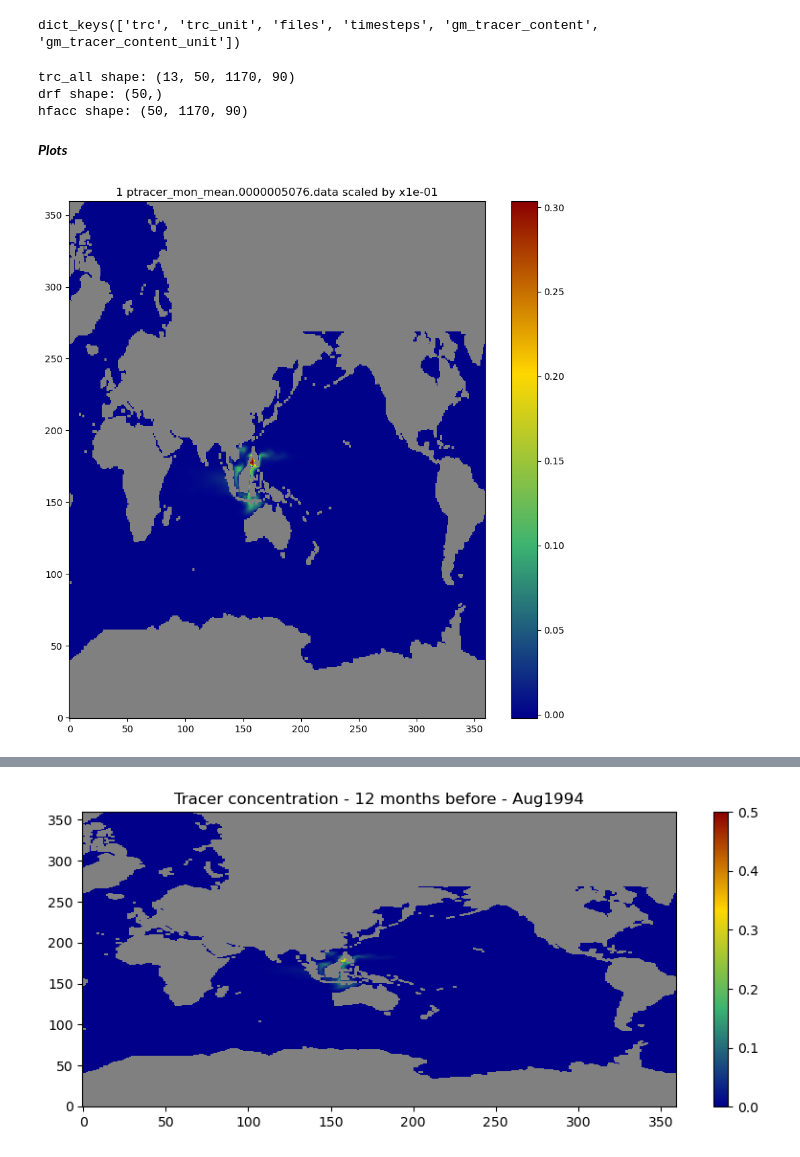
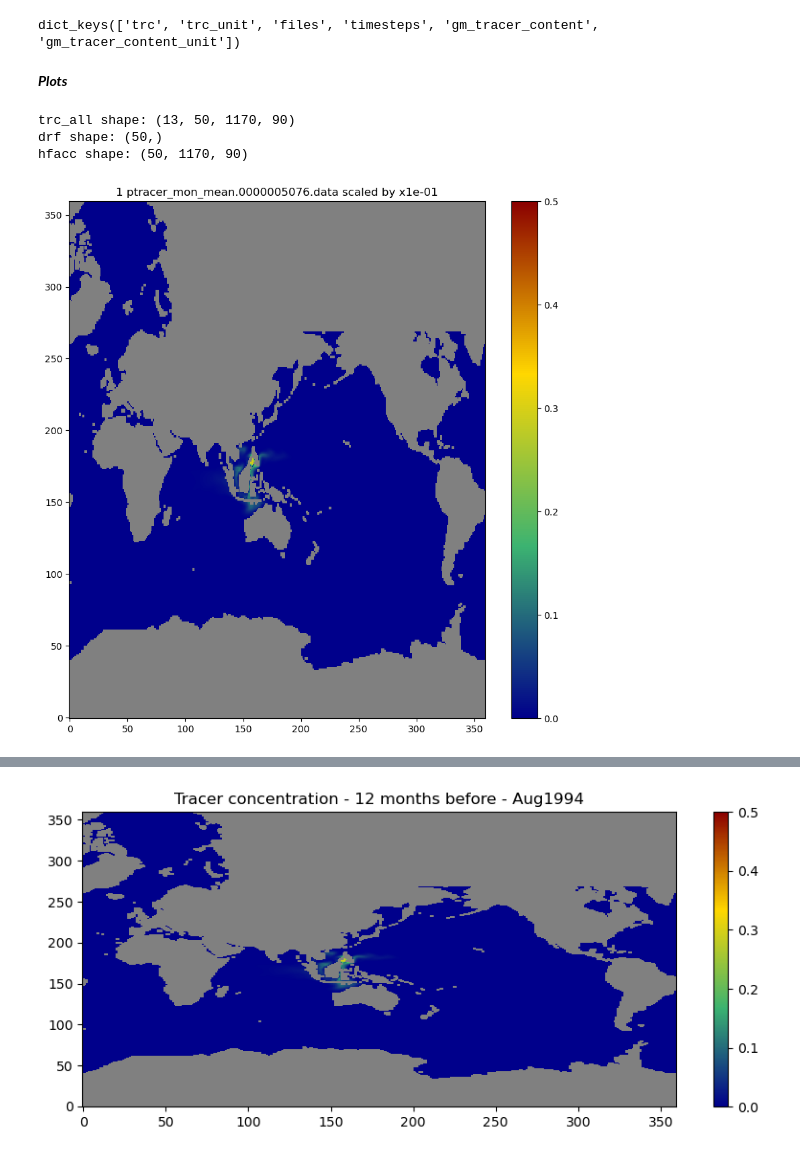
Before and after one commit to ECCO-Summer-School/ESS25-Team_ECCO-UP, a Jupyter notebook: contributors/mili/tracer_1994_2010.ipynb, the cells around one changed output, grey strips where cells are left out. Drawn from its saved outputs; the diff is of its cells as text; code cells hidden in the pictures.

Commit message:
Change tracer code. eg. colorbars limits

```diff
--- a/contributors/mili/tracer_1994_2010.ipynb
+++ b/contributors/mili/tracer_1994_2010.ipynb
@@ -66,22 +66,22 @@ drf = globals_dict.get('emu').drf
 return_vars_dict.keys()
 # %% [output]
 dict_keys(['trc', 'trc_unit', 'files', 'timesteps', 'gm_tracer_content', 'gm_tracer_content_unit'])
-# %%
-print("trc_all shape:", trc_all.shape)
-print("drf shape:", drf.shape)
-print("hfacc shape:", hfacc.shape)
-# %% [output]
-trc_all shape: (13, 50, 1170, 90)
-drf shape: (50,)
-hfacc shape: (50, 1170, 90)
 # %% [markdown]
 ***Plots***
 # %%
 # Extract Return Variables
 
 trc_all = return_vars_dict['trc'] # 3d tracer content
-trc_all_vsum = np.sum(hfacc * np.expand_dims(drf, axis=(1,2)) * trc_all, axis=1)
+trc_all_vsum_1994 = np.sum(hfacc * np.expand_dims(drf, axis=(1,2)) * trc_all, axis=1)
 files = return_vars_dict['files']
+# %%
+print("trc_all shape:", trc_all.shape)
+print("drf shape:", drf.shape)
+print("hfacc shape:", hfacc.shape)
+# %% [output]
+trc_all shape: (13, 50, 1170, 90)
+drf shape: (50,)
+hfacc shape: (50, 1170, 90)
 # %%
 # set plotting parameters
 dscale = 0.1
@@ -91,23 +91,23 @@ custom_cmap = LinearSegmentedColormap.from_list('custom_cmap', colors, N=256)
 custom_cmap.set_bad(color='gray')  # Set the color for masked elements to gray
 cmap = custom_cmap
 # %%
-# Tracer at month 1
+# Tracer 12 months before
 plt.figure(figsize=(10,10))
 imon = 1
 
 fname=os.path.basename(files[imon-1])
 ftitle = f'{imon} {fname} scaled by x{dscale:.0e}'
 # Apply the scaling factor and mask out the land points
-masked_dumg = dscale*lib_python.nat2globe(trc_all_vsum[imon-1,:])
+masked_dumg = dscale*lib_python.nat2globe(trc_all_vsum_1994[imon-1,:])
 dummskg = lib_python.nat2globe(hfacc[0])
 masked_dumg[dummskg==0]=np.nan
 
 plt.title(ftitle)
-plt.imshow(masked_dumg, origin='lower',cmap=cmap, aspect='auto')
+plt.imshow(masked_dumg, origin='lower',cmap=cmap, aspect='auto', vmin=0, vmax=0.5)
 plt.colorbar()
 plt.show()
 # %% [output]
-[figure, old version]
+[figure, new version]
 # %%
 # Tracer at month 6
 plt.figure(figsize=(10,10))
```
Also changed, not shown: parts of 7 cells of this notebook, 2 other files.
